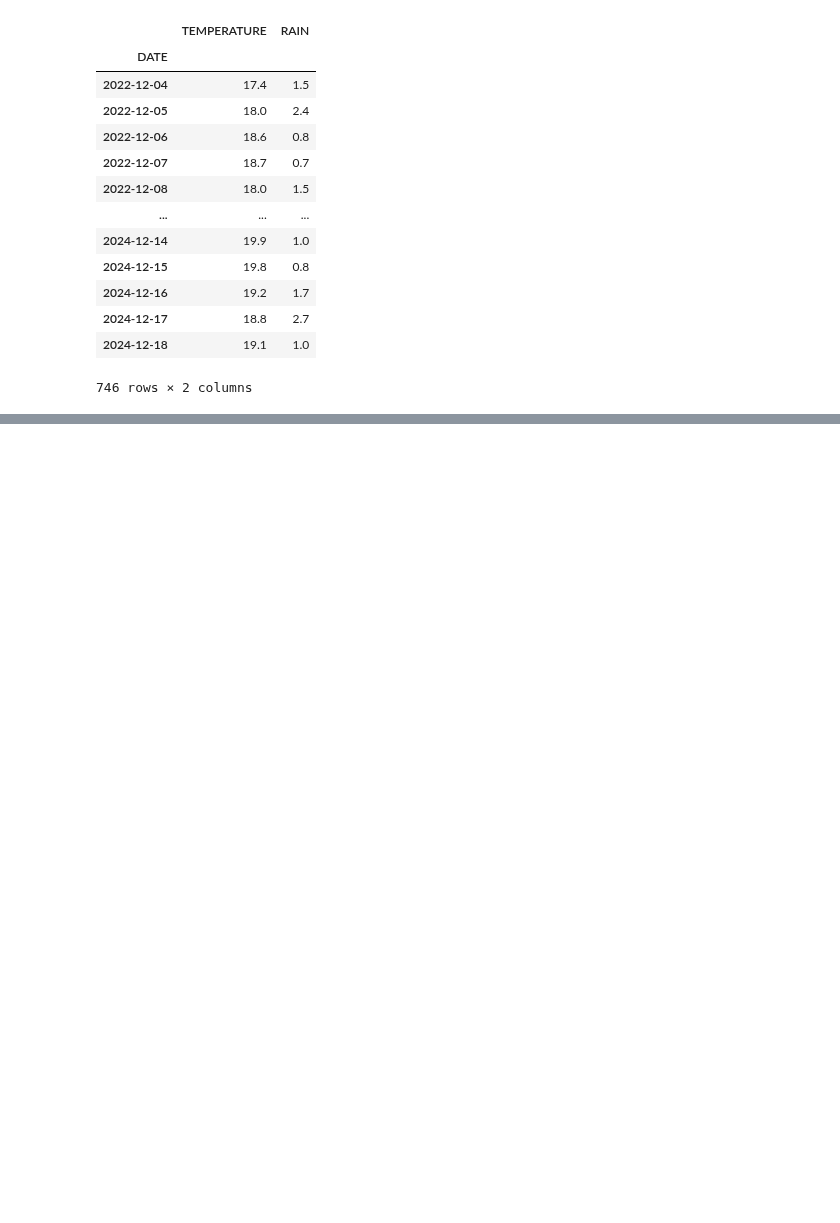
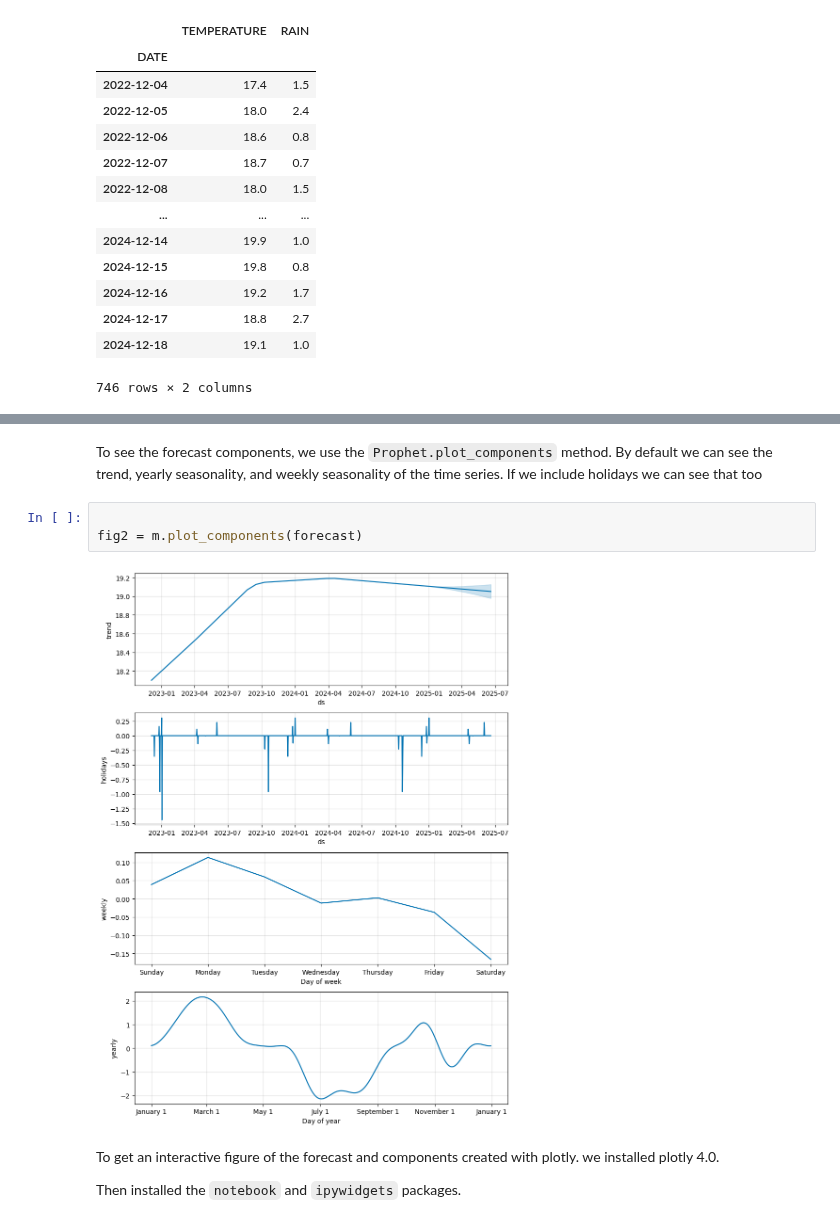
Before and after one commit to Josephnyingi/Clime, a Jupyter notebook: Clime.ipynb, the cells around one changed output, grey strips where cells are left out. Saved outputs shown, nothing was run; the diff lists cells and outputs as text; blank space fills up the shorter version.

```diff
--- a/Clime.ipynb
+++ b/Clime.ipynb
@@ -136,0 +239,12 @@ weather
+# %% [markdown]
+To see the forecast components, we use the `Prophet.plot_components` method.
+By default we can see the trend, yearly seasonality, and weekly seasonality of the time series. If we include holidays we can see that too
+# %%
+
+fig2 = m.plot_components(forecast)
+# %% [output]
+[figure, added]
+# %% [markdown]
+To get an interactive figure of the forecast and components created with plotly. we installed plotly 4.0.
+
+Then installed the `notebook` and `ipywidgets` packages.
```
Also changed, not shown: parts of 18 cells of this notebook.
